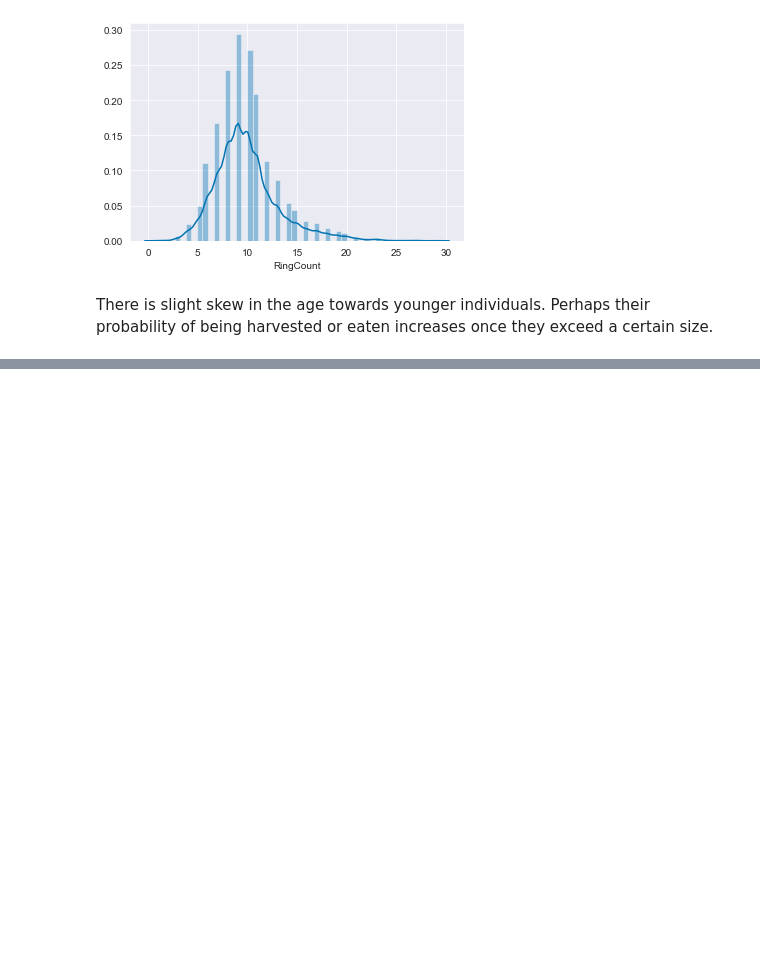
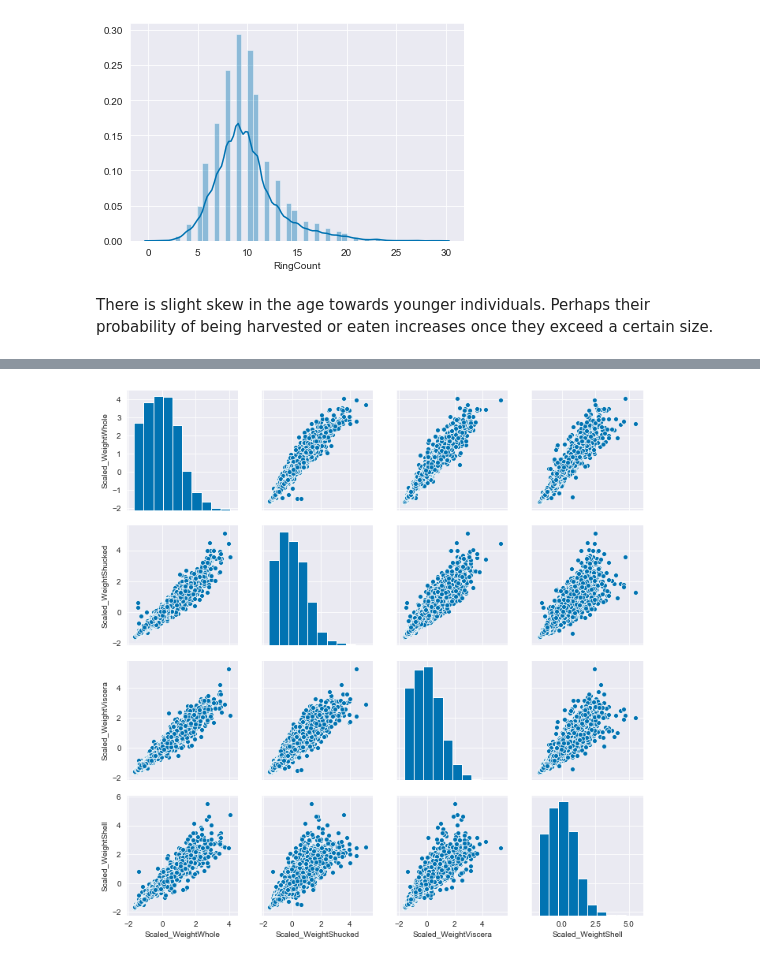
Before and after one commit to chrisammon3000/uci-abalone, a Jupyter notebook: notebooks/190924-gcl-initial-exploration.ipynb, the cells around one changed output, grey strips where cells are left out. Cells and saved outputs as stored; diff of their text form; code cells hidden in the pictures; blank space fills up the shorter version.

```diff
--- a/notebooks/190924-gcl-initial-exploration.ipynb
+++ b/notebooks/190924-gcl-initial-exploration.ipynb
@@ -178,0 +225,16 @@ Models will be compared with and without the standardization and normalization s
+# %%
+from sklearn.preprocessing import StandardScaler
+
+weight_cols = ['WeightWhole', 'WeightShucked', 'WeightViscera', 'WeightShell']
+
+ss = StandardScaler()
+
+ss.fit(raw[weight_cols])
+
+weight_tranformed = ss.transform(raw[weight_cols])
+
+weight_tranformed = pd.DataFrame(weight_tranformed, columns=['Scaled_' + column for column in weight_cols])
+# %%
+sns.pairplot(weight_tranformed);
+# %% [output]
+[figure, added]
```
Also changed, not shown: parts of 11 cells of this notebook.
